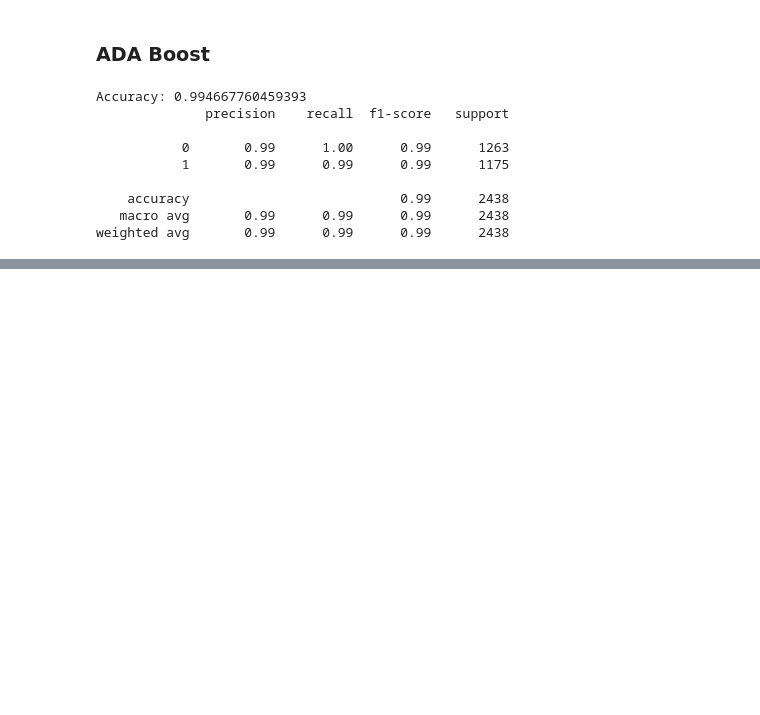
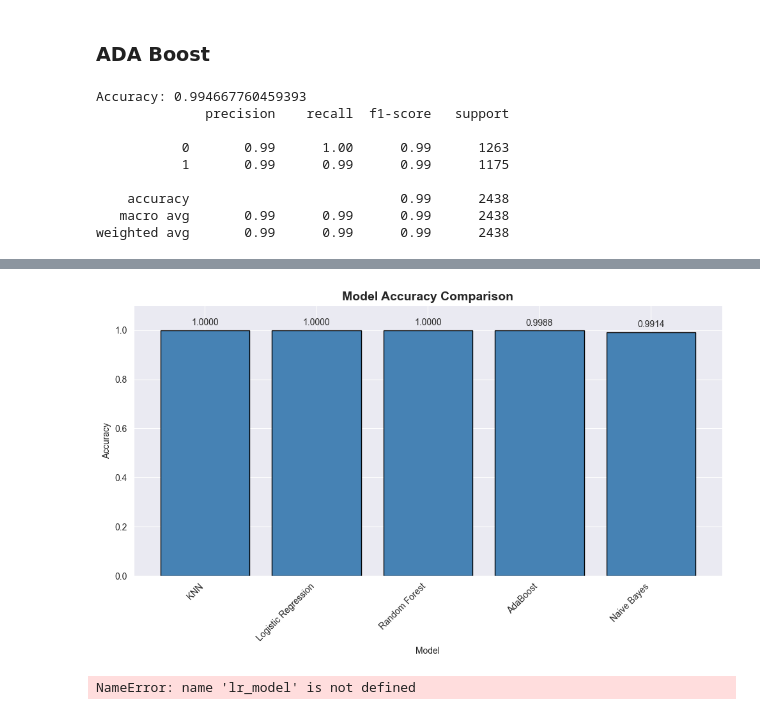
Before and after one commit to GeorgeBonilla-1/MachineLearningAssignments, a Jupyter notebook: notebooks/HW3.ipynb, the cells around one changed output, grey strips where cells are left out. Drawn from its saved outputs; the diff is of its cells as text; code cells hidden in the pictures; blank space fills up the shorter version.

```diff
--- a/notebooks/HW3.ipynb
+++ b/notebooks/HW3.ipynb
@@ -502,3 +579,31 @@ Accuracy: 0.994667760459393
     accuracy                           0.99      2438
    macro avg       0.99      0.99      0.99      2438
 weighted avg       0.99      0.99      0.99      2438
+# %%
+# Initialize AdaBoost with GridSearch
+ada_param_grid = {
+    'n_estimators': [50, 100, 200],
+    'learning_rate': [0.01, 0.1, 0.5, 1.0, 2.0]
+}
+
+ada_grid_search = GridSearchCV(
+    AdaBoostClassifier(random_state=42),
+    ada_param_grid,
+    cv=5,
+    scoring='accuracy',
+    n_jobs=-1,
+    verbose=1
+)
+
+# Fit the model
+ada_grid_search.fit(X_train, y_train)
+
+# Make predictions
+ada_grid_pred = ada_grid_search.predict(X_test)
+
+# Find accuracy and print
+ada_grid_acc = accuracy_score(y_test, ada_grid_pred)
+print("Accuracy:", ada_grid_acc)
+
+# Classification Report
+print(classification_report(y_test,ada_grid_pred))
@@ -504,0 +677,52 @@ weighted avg       0.99      0.99      0.99      2438
+# %%
+# Visualization 2: Accuracy comparison
+sorted_df = results_df.sort_values('Accuracy', ascending=False)
+plt.figure(figsize=(10, 6))
+plt.bar(sorted_df['Model'], sorted_df['Accuracy'], color='steelblue', edgecolor='black')
+plt.xlabel('Model')
+plt.ylabel('Accuracy')
+plt.title('Model Accuracy Comparison')
+plt.xticks(rotation=45, ha='right')
+plt.ylim([0, 1.1])
+
+# Add value labels
+for i, (model, acc) in enumerate(zip(sorted_df['Model'], sorted_df['Accuracy'])):
+    plt.text(i, acc + 0.02, f'{acc:.4f}', ha='center')
+
+plt.tight_layout()
+plt.show()
+# %% [output]
+[figure, added]
+# %%
+# Comparison for the base models
+# Store all the results for the models
+base_models_results = []
+base_models = [
+    ('KNN', knn_grid_search), # There is no base model for knn
+    ('Logistic Regression', lr_model),
+    ('Naive Bayes', nb_model),
+    ('Random Forest', rf_model),
+    ('AdaBoost', ada_model)
+]
+
+# Collect results
+for name, model in base_models:
+    y_pred = model.predict(X_test)
+
+    base_models_results.append({
+        'Model': name,
+        'Accuracy': accuracy_score(y_test, y_pred),
+        'Precision': precision_score(y_test, y_pred),
+        'Recall': recall_score(y_test, y_pred),
+        'F1-Score': f1_score(y_test, y_pred),
+        'Best Parameters': str(model.best_params_)
+    })
+
+# Create DataFrame
+base_results_df = pd.DataFrame(base_models_results)
+
+# Display table
+print("=== Model Comparison Table ===")
+print(base_results_df.to_string(index=False))
+# %% [output]
+NameError: name 'lr_model' is not defined
```
Also changed, not shown: parts of 15 cells of this notebook.
